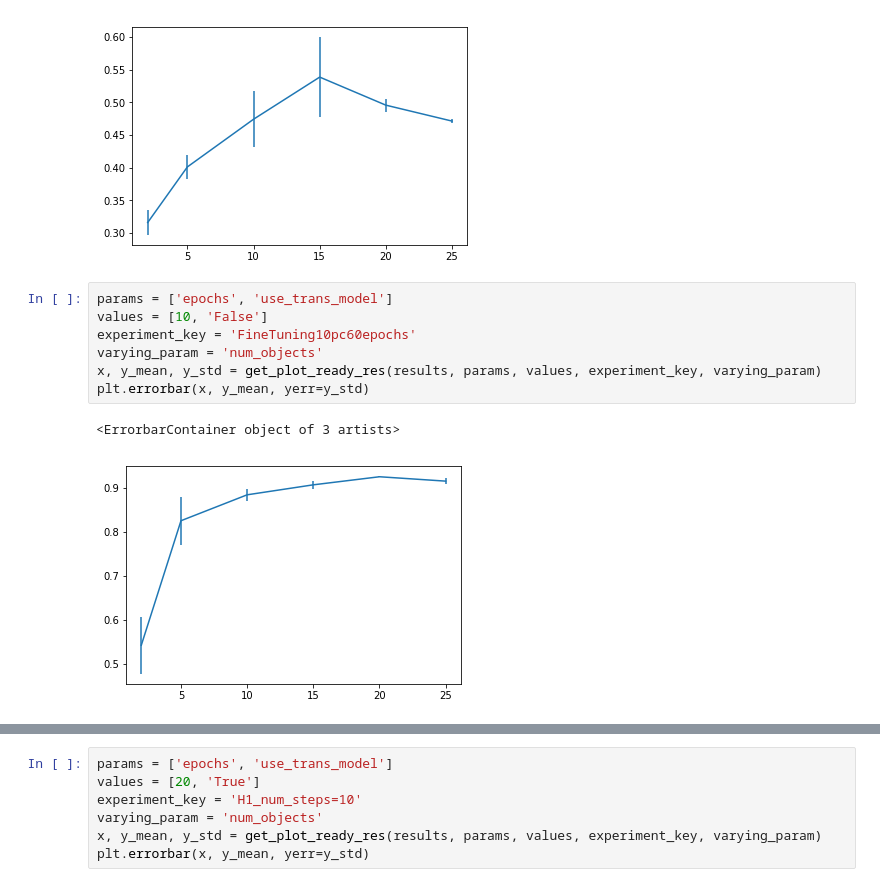
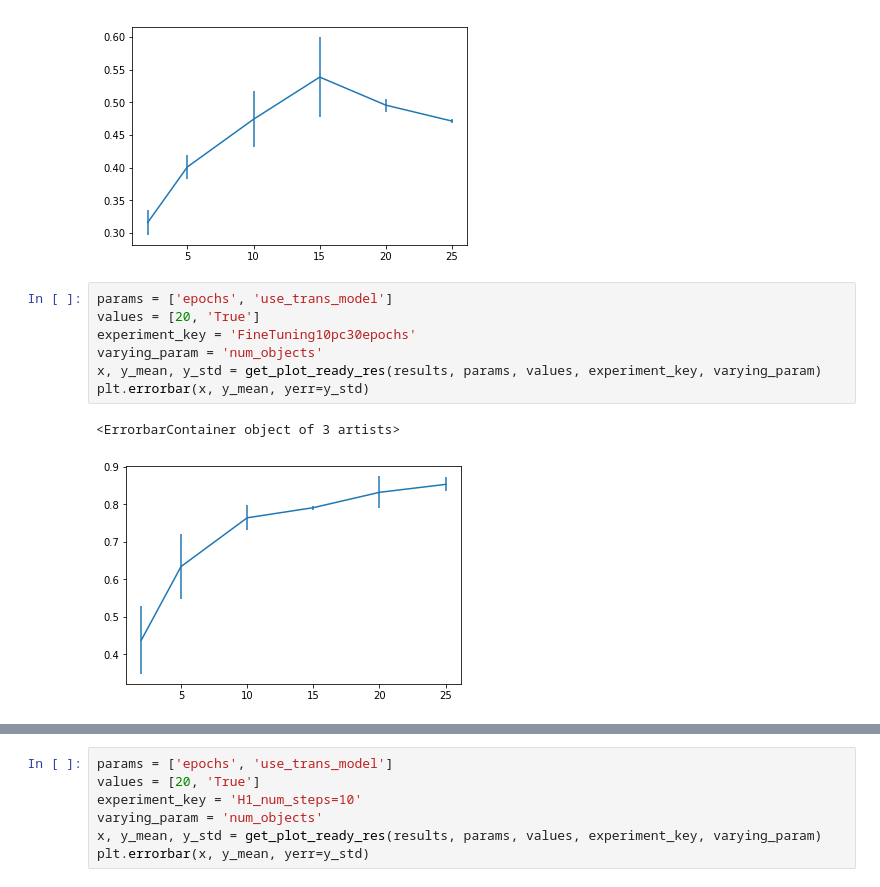
Before and after one commit to gabrielsluz/c-swm, a Jupyter notebook: Experiments.ipynb, the cells around one changed output, grey strips where cells are left out. Cells and saved outputs as stored; diff of their text form.

```diff
--- a/Experiments.ipynb
+++ b/Experiments.ipynb
@@ -224,11 +369,11 @@ plt.errorbar(x, y_mean, yerr=y_std)
 [figure]
 # %%
 params = ['epochs', 'use_trans_model']
-values = [10, 'False']
-experiment_key = 'FineTuning10pc60epochs'
+values = [20, 'True']
+experiment_key = 'FineTuning10pc30epochs'
 varying_param = 'num_objects'
 x, y_mean, y_std = get_plot_ready_res(results, params, values, experiment_key, varying_param)
 plt.errorbar(x, y_mean, yerr=y_std)
 # %% [output]
 <ErrorbarContainer object of 3 artists>
-[figure, old version]
+[figure, new version]
```
Also changed, not shown: parts of 12 cells of this notebook, 2 other files.
